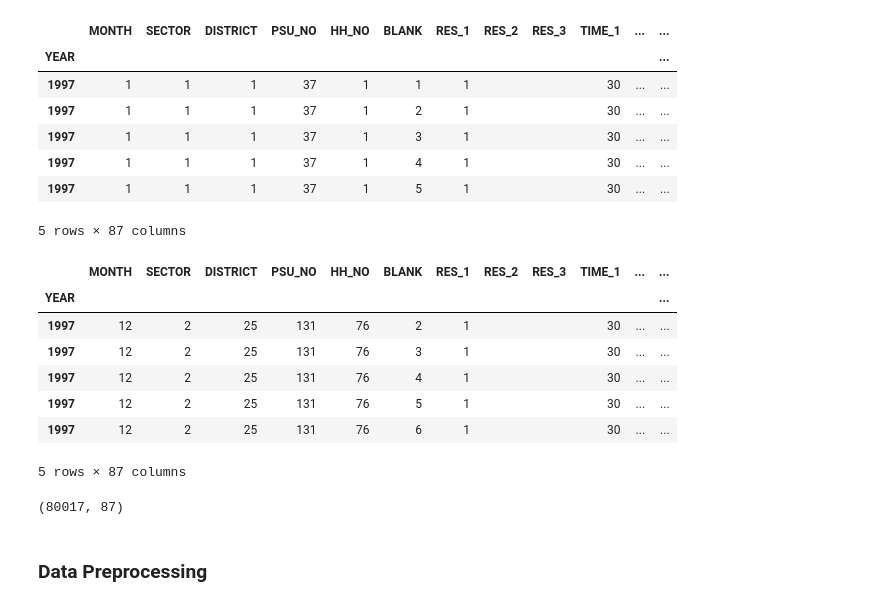
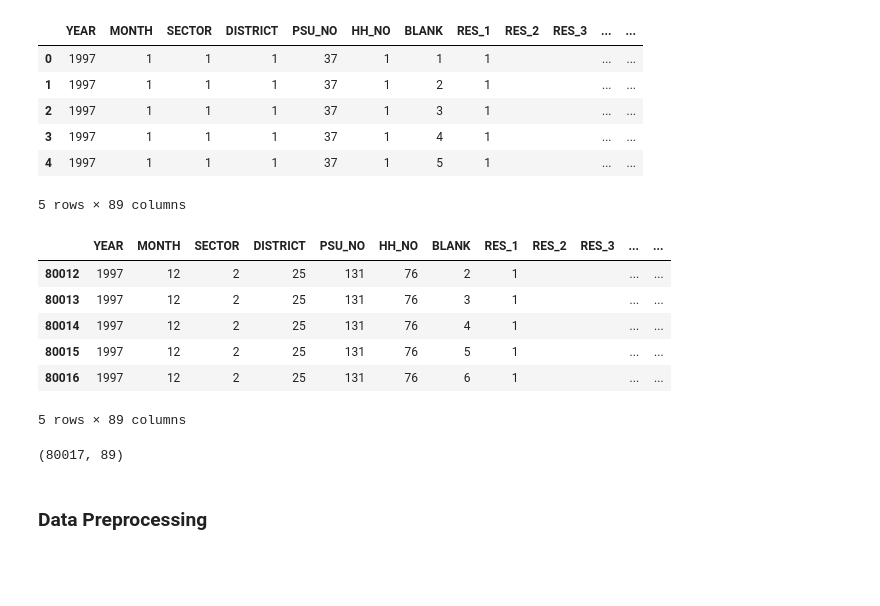
Before and after one commit to Virajana/Labour-Force1, a Jupyter notebook: age_structure.ipynb, the cells around one changed output. Cells and saved outputs as stored; diff of their text form; code cells hidden in the pictures; blank space fills up the shorter version.

Commit message:
generate ag_structure dataset

```diff
--- a/age_structure.ipynb
+++ b/age_structure.ipynb
@@ -2,36 +2,34 @@
 import pandas as pd
 # %%
 # read CSV file from the 'data' subdirectory using a relative path
-df = pd.read_csv('data/LFS-1997-100%-Data.csv', index_col=0)
+df = pd.read_csv('data/age_structure_1997.csv')
 
 # display the first 5 rows
 df.head()
 # %% [output]
-|  | MONTH | SECTOR | DISTRICT | PSU_NO | HH_NO | BLANK | RES_1 | RES_2 | RES_3 | TIME_1 | ... | ... |
-| YEAR |  |  |  |  |  |  |  |  |  |  |  | ... |
-| 1997 | 1 | 1 | 1 | 37 | 1 | 1 | 1 |  |  | 30 | ... | ... |
-| 1997 | 1 | 1 | 1 | 37 | 1 | 2 | 1 |  |  | 30 | ... | ... |
-| 1997 | 1 | 1 | 1 | 37 | 1 | 3 | 1 |  |  | 30 | ... | ... |
-| 1997 | 1 | 1 | 1 | 37 | 1 | 4 | 1 |  |  | 30 | ... | ... |
-| 1997 | 1 | 1 | 1 | 37 | 1 | 5 | 1 |  |  | 30 | ... | ... |
+|  | YEAR | MONTH | SECTOR | DISTRICT | PSU_NO | HH_NO | BLANK | RES_1 | RES_2 | RES_3 | ... | ... |
+| 0 | 1997 | 1 | 1 | 1 | 37 | 1 | 1 | 1 |  |  | ... | ... |
+| 1 | 1997 | 1 | 1 | 1 | 37 | 1 | 2 | 1 |  |  | ... | ... |
+| 2 | 1997 | 1 | 1 | 1 | 37 | 1 | 3 | 1 |  |  | ... | ... |
+| 3 | 1997 | 1 | 1 | 1 | 37 | 1 | 4 | 1 |  |  | ... | ... |
+| 4 | 1997 | 1 | 1 | 1 | 37 | 1 | 5 | 1 |  |  | ... | ... |
-5 rows × 87 columns
+5 rows × 89 columns
 # %%
 # display the last 5 rows
 df.tail()
 # %% [output]
-|  | MONTH | SECTOR | DISTRICT | PSU_NO | HH_NO | BLANK | RES_1 | RES_2 | RES_3 | TIME_1 | ... | ... |
-| YEAR |  |  |  |  |  |  |  |  |  |  |  | ... |
-| 1997 | 12 | 2 | 25 | 131 | 76 | 2 | 1 |  |  | 30 | ... | ... |
-| 1997 | 12 | 2 | 25 | 131 | 76 | 3 | 1 |  |  | 30 | ... | ... |
-| 1997 | 12 | 2 | 25 | 131 | 76 | 4 | 1 |  |  | 30 | ... | ... |
-| 1997 | 12 | 2 | 25 | 131 | 76 | 5 | 1 |  |  | 30 | ... | ... |
-| 1997 | 12 | 2 | 25 | 131 | 76 | 6 | 1 |  |  | 30 | ... | ... |
+|  | YEAR | MONTH | SECTOR | DISTRICT | PSU_NO | HH_NO | BLANK | RES_1 | RES_2 | RES_3 | ... | ... |
+| 80012 | 1997 | 12 | 2 | 25 | 131 | 76 | 2 | 1 |  |  | ... | ... |
+| 80013 | 1997 | 12 | 2 | 25 | 131 | 76 | 3 | 1 |  |  | ... | ... |
+| 80014 | 1997 | 12 | 2 | 25 | 131 | 76 | 4 | 1 |  |  | ... | ... |
+| 80015 | 1997 | 12 | 2 | 25 | 131 | 76 | 5 | 1 |  |  | ... | ... |
+| 80016 | 1997 | 12 | 2 | 25 | 131 | 76 | 6 | 1 |  |  | ... | ... |
-5 rows × 87 columns
+5 rows × 89 columns
 # %%
 # check the shape of the DataFrame (rows, columns)
 df.shape
 # %% [output]
-(80017, 87)
+(80017, 89)
 # %% [markdown]
 ### Data Preprocessing
 # %% [markdown]
```
Also changed, not shown: parts of 14 cells of this notebook, 3 other files.
